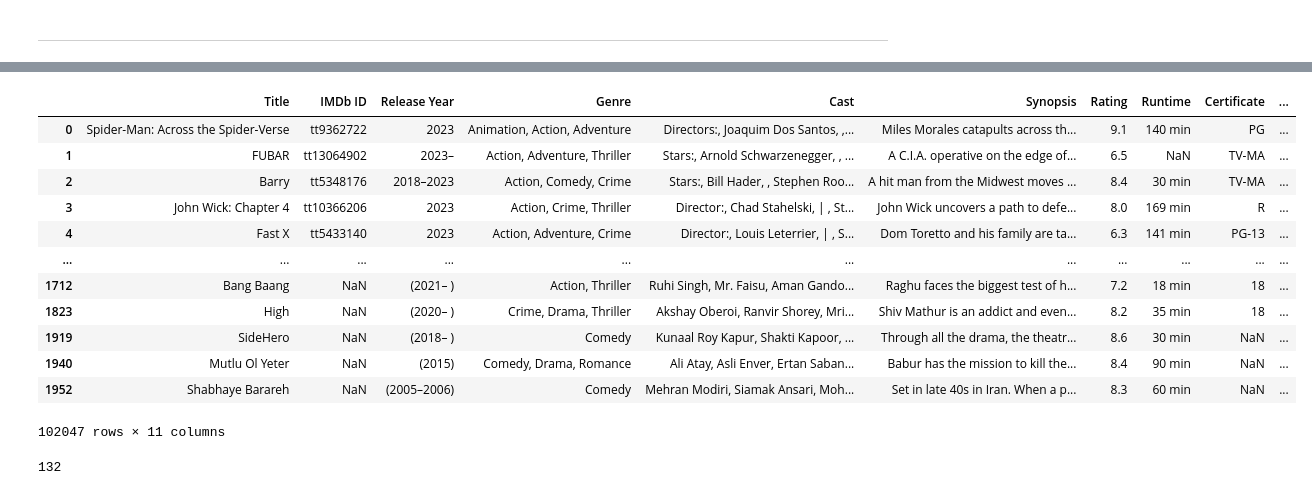
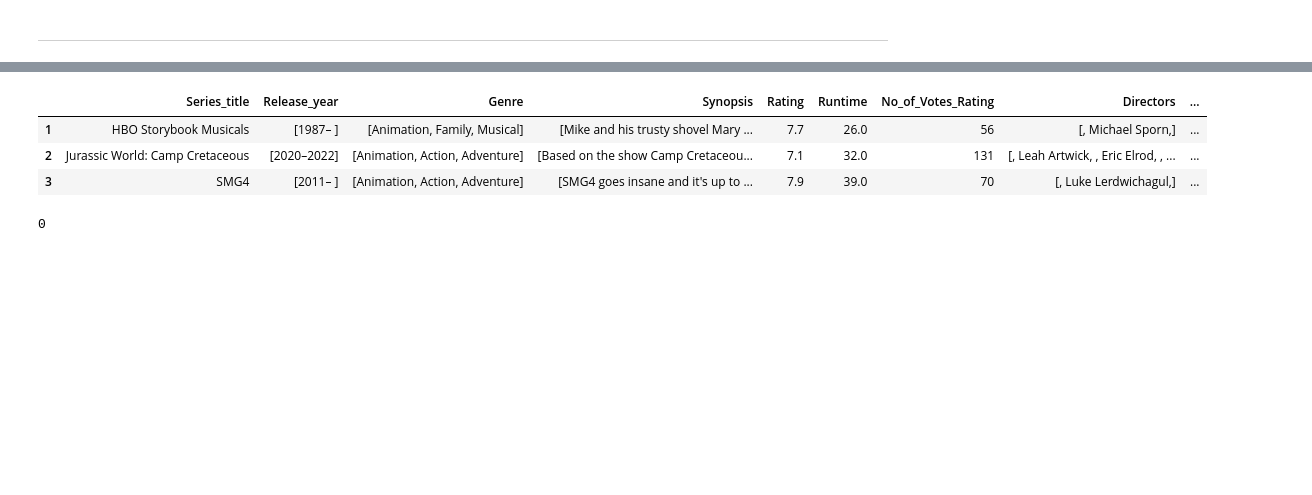
Before and after one commit to xandga/Capstone-Project, a Jupyter notebook: Preprocessing_TV_Shows.ipynb, the cells around one changed output, grey strips where cells are left out. Drawn from its saved outputs; the diff is of its cells as text; code cells hidden in the pictures; blank space fills up the shorter version.

Commit message:
preprocessed_data

```diff
--- a/Preprocessing_TV_Shows.ipynb
+++ b/Preprocessing_TV_Shows.ipynb
@@ -491,0 +354,16 @@ print(game_titles)
+# %%
+# Assuming 'merged_data' is your DataFrame
+
+# Function to check if a value is a list with two elements
+def is_list_with_two_elements(value):
+    return isinstance(value, list) and len(value) == 2
+
+# Filter out rows where any of the specified columns have lists with two elements
+merged_data = merged_data[~(
+    merged_data['Runtime'].apply(is_list_with_two_elements) |
+    merged_data['Rating'].apply(is_list_with_two_elements) |
+    merged_data['No_of_Votes_Rating'].apply(is_list_with_two_elements)
+)]
+
+# Check the shape of the DataFrame after filtering
+print("Shape of DataFrame after removing rows:", merged_data.shape)
@@ -491,0 +395,16 @@ print(game_titles)
+# %%
+# Loop through all columns and replace empty lists with zeros
+for col in merged_data.columns:
+    merged_data[col] = merged_data[col].apply(lambda x: 0 if isinstance(x, list) and len(x) == 0 else x)
+# %%
+
+# Convert 'Runtime' to string type to handle non-string values
+merged_data['Runtime'] = merged_data['Runtime'].astype(str)
+
+# Extract numerical values with regular expression and handle missing or non-matching values
+merged_data['Runtime'] = merged_data['Runtime'].str.extract(r'(\d+)', expand=False)
+merged_data['Runtime'] = merged_data['Runtime'].replace('', np.nan)  # Replace empty strings with NaN
+merged_data['Runtime'] = merged_data['Runtime'].astype(float)  # Convert to float type
+
+# Display a sample of the modified 'Runtime' column
+merged_data['Runtime'].head()
@@ -491,0 +418,6 @@ print(game_titles)
+# %%
+# Convert columns containing lists into numbers
+cols_to_convert_to_number = ['Rating', 'No_of_Votes_Rating', 'IMDB_Rating', 'No_of_Votes_IMDB']
+
+for col in cols_to_convert_to_number:
+    merged_data[col] = merged_data[col].apply(lambda x: x[0] if isinstance(x, list) and len(x) == 1 else x)
@@ -496,27 +449,18 @@ print(len(game_titles))
 # %%
 # Assuming 'merged_df' is your DataFrame
-final_shows = final_shows[~final_shows['Title'].str.contains('untitled', case=False)]
+merged_data = merged_data[~merged_data['Series_title'].str.contains('untitled', case=False)]
 
 # Display updated DataFrame after removing rows with 'untitled' in the 'Title' column
-final_shows
+merged_data.head(3)
 # %% [output]
-|  | Title | IMDb ID | Release Year | Genre | Cast | Synopsis | Rating | Runtime | Certificate | ... |
-| 0 | Spider-Man: Across the Spider-Verse | tt9362722 | 2023 | Animation, Action, Adventure | Directors:, Joaquim Dos Santos, ,... | Miles Morales catapults across th... | 9.1 | 140 min | PG | ... |
-| 1 | FUBAR | tt13064902 | 2023– | Action, Adventure, Thriller | Stars:, Arnold Schwarzenegger, , ... | A C.I.A. operative on the edge of... | 6.5 | NaN | TV-MA | ... |
-| 2 | Barry | tt5348176 | 2018–2023 | Action, Comedy, Crime | Stars:, Bill Hader, , Stephen Roo... | A hit man from the Midwest moves ... | 8.4 | 30 min | TV-MA | ... |
-| 3 | John Wick: Chapter 4 | tt10366206 | 2023 | Action, Crime, Thriller | Director:, Chad Stahelski, | , St... | John Wick uncovers a path to defe... | 8.0 | 169 min | R | ... |
-| 4 | Fast X | tt5433140 | 2023 | Action, Adventure, Crime | Director:, Louis Leterrier, | , S... | Dom Toretto and his family are ta... | 6.3 | 141 min | PG-13 | ... |
-| ... | ... | ... | ... | ... | ... | ... | ... | ... | ... | ... |
-| 1712 | Bang Baang | NaN | (2021– ) | Action, Thriller | Ruhi Singh, Mr. Faisu, Aman Gando... | Raghu faces the biggest test of h... | 7.2 | 18 min | 18 | ... |
-| 1823 | High | NaN | (2020– ) | Crime, Drama, Thriller | Akshay Oberoi, Ranvir Shorey, Mri... | Shiv Mathur is an addict and even... | 8.2 | 35 min | 18 | ... |
-| 1919 | SideHero | NaN | (2018– ) | Comedy | Kunaal Roy Kapur, Shakti Kapoor, ... | Through all the drama, the theatr... | 8.6 | 30 min | NaN | ... |
-| 1940 | Mutlu Ol Yeter | NaN | (2015) | Comedy, Drama, Romance | Ali Atay, Asli Enver, Ertan Saban... | Babur has the mission to kill the... | 8.4 | 90 min | NaN | ... |
-| 1952 | Shabhaye Barareh | NaN | (2005–2006) | Comedy | Mehran Modiri, Siamak Ansari, Moh... | Set in late 40s in Iran. When a p... | 8.3 | 60 min | NaN | ... |
+|  | Series_title | Release_year | Genre | Synopsis | Rating | Runtime | No_of_Votes_Rating | Directors | ... |
+| 1 | HBO Storybook Musicals | [1987– ] | [Animation, Family, Musical] | [Mike and his trusty shovel Mary ... | 7.7 | 26.0 | 56 | [, Michael Sporn,] | ... |
+| 2 | Jurassic World: Camp Cretaceous | [2020–2022] | [Animation, Action, Adventure] | [Based on the show Camp Cretaceou... | 7.1 | 32.0 | 131 | [, Leah Artwick, , Eric Elrod, , ... | ... |
+| 3 | SMG4 | [2011– ] | [Animation, Action, Adventure] | [SMG4 goes insane and it's up to ... | 7.9 | 39.0 | 70 | [, Luke Lerdwichagul,] | ... |
-102047 rows × 11 columns
 # %%
-missing_release_year = final_shows[final_shows['Release Year'].isnull()]
+missing_release_year = merged_data[merged_data['Release_year'].isnull()]
 
 # Display rows with missing values in the 'Release Year' column
 print(len(missing_release_year))
 # %% [output]
-132
+0
```
Also changed, not shown: parts of 110 cells of this notebook, 3 other files.
